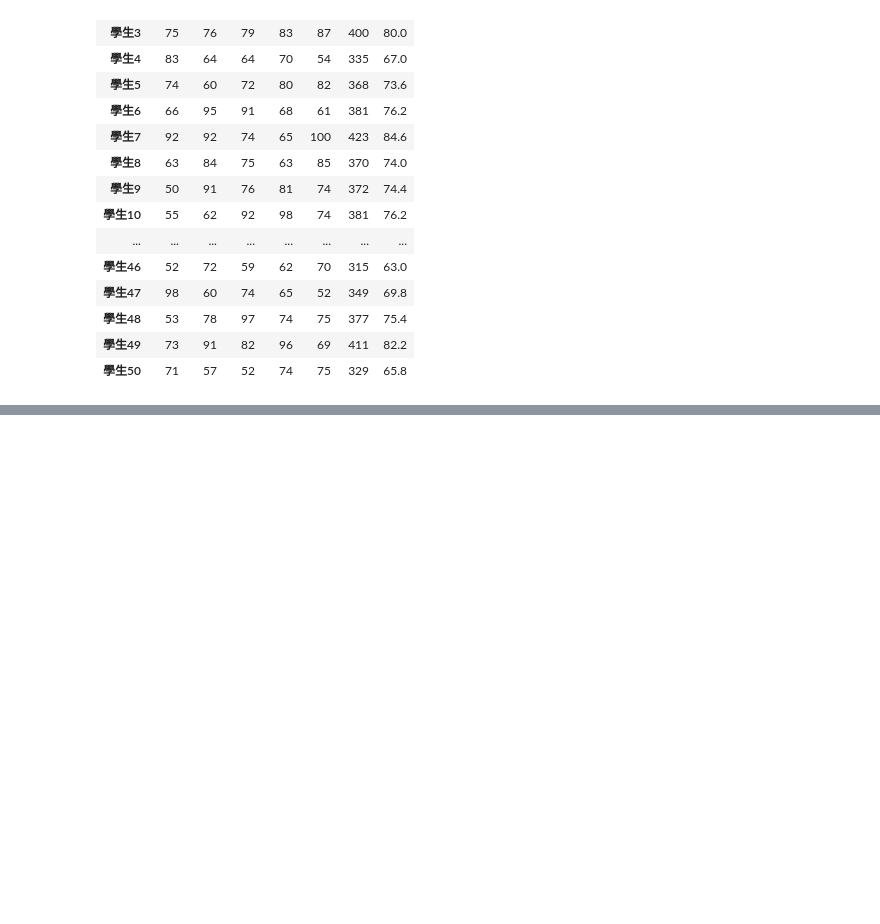
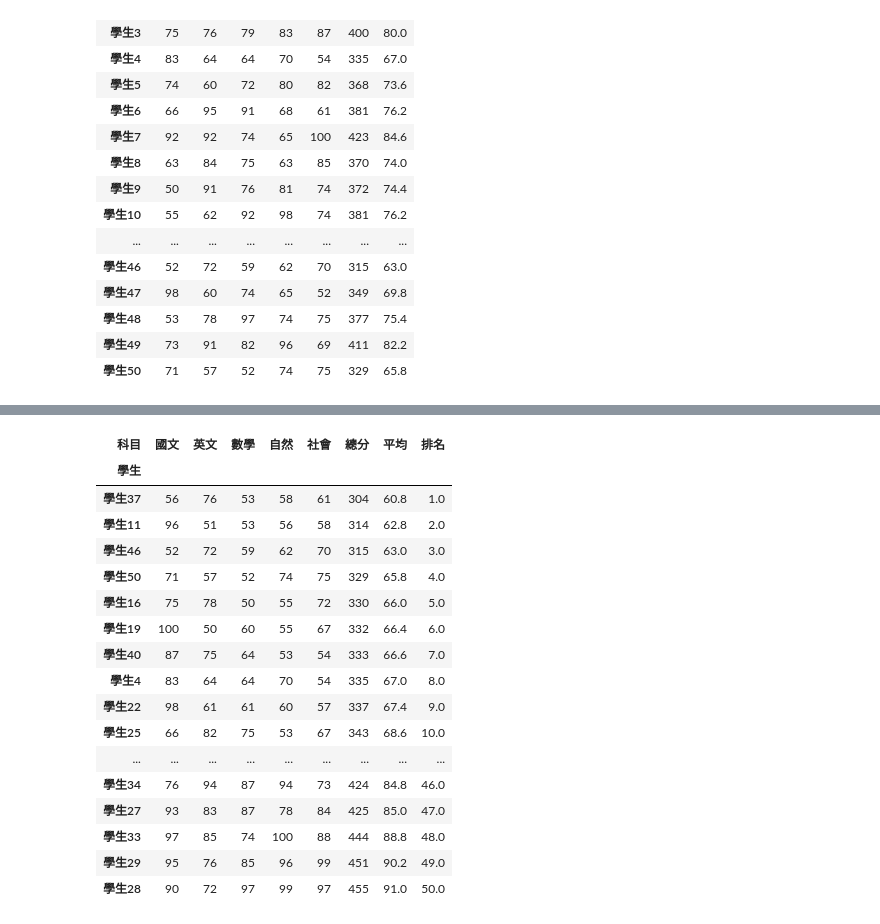
Before and after one commit to GaudiKao/gaudi0630, a Jupyter notebook: lesson17/lesson17_2.ipynb, the cells around one changed output, grey strips where cells are left out. Cells and saved outputs as stored; diff of their text form; code cells hidden in the pictures; blank space fills up the shorter version.

```diff
--- a/lesson17/lesson17_2.ipynb
+++ b/lesson17/lesson17_2.ipynb
@@ -52,0 +78,24 @@ df
+# %%
+#排名sort_values()
+#sort_index
+df1 = df.sort_values(by='總分',ascending=True)
+df1
+# %% [output]
+| 科目 | 國文 | 英文 | 數學 | 自然 | 社會 | 總分 | 平均 | 排名 |
+| 學生 |  |  |  |  |  |  |  |  |
+| 學生37 | 56 | 76 | 53 | 58 | 61 | 304 | 60.8 | 1.0 |
+| 學生11 | 96 | 51 | 53 | 56 | 58 | 314 | 62.8 | 2.0 |
+| 學生46 | 52 | 72 | 59 | 62 | 70 | 315 | 63.0 | 3.0 |
+| 學生50 | 71 | 57 | 52 | 74 | 75 | 329 | 65.8 | 4.0 |
+| 學生16 | 75 | 78 | 50 | 55 | 72 | 330 | 66.0 | 5.0 |
+| 學生19 | 100 | 50 | 60 | 55 | 67 | 332 | 66.4 | 6.0 |
+| 學生40 | 87 | 75 | 64 | 53 | 54 | 333 | 66.6 | 7.0 |
+| 學生4 | 83 | 64 | 64 | 70 | 54 | 335 | 67.0 | 8.0 |
+| 學生22 | 98 | 61 | 61 | 60 | 57 | 337 | 67.4 | 9.0 |
+| 學生25 | 66 | 82 | 75 | 53 | 67 | 343 | 68.6 | 10.0 |
+| ... | ... | ... | ... | ... | ... | ... | ... | ... |
+| 學生34 | 76 | 94 | 87 | 94 | 73 | 424 | 84.8 | 46.0 |
+| 學生27 | 93 | 83 | 87 | 78 | 84 | 425 | 85.0 | 47.0 |
+| 學生33 | 97 | 85 | 74 | 100 | 88 | 444 | 88.8 | 48.0 |
+| 學生29 | 95 | 76 | 85 | 96 | 99 | 451 | 90.2 | 49.0 |
+| 學生28 | 90 | 72 | 97 | 99 | 97 | 455 | 91.0 | 50.0 |
```
Also changed, not shown: parts of 1 cell of this notebook.
